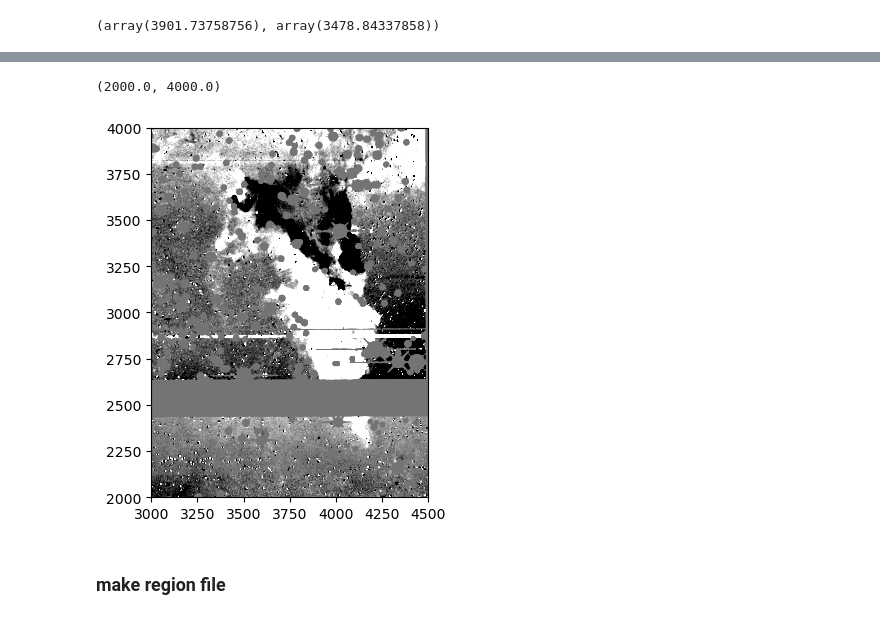
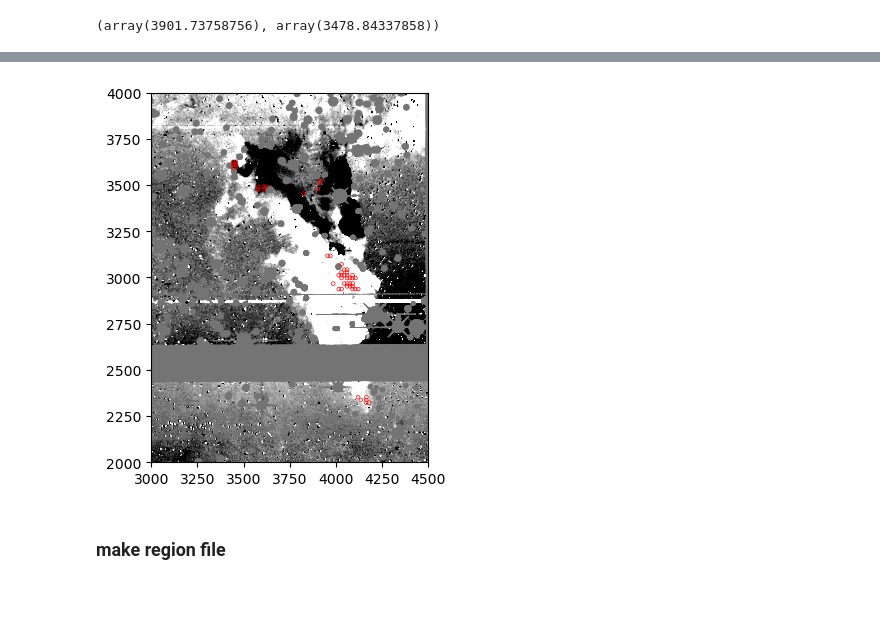
Before and after one commit to xiaolng/EtaCarEchoes, a Jupyter notebook: plot_tech_paper.ipynb, the cells around one changed output, grey strips where cells are left out. Drawn from its saved outputs; the diff is of its cells as text; code cells hidden in the pictures.

```diff
--- a/plot_tech_paper.ipynb
+++ b/plot_tech_paper.ipynb
@@ -276,3 +314,7 @@ img54, header54= get_imgarr(fitsfile=fits54,
 fits57 = "EtaCar/ec0915a5457_images/57/2023/ec0915.230226.1177499_ooi_i_v1_N26_150128.403910_ooi_i_v1_N26.diff.fits"
 img57, header57= get_imgarr(fitsfile=fits57,
                         idx=0, return_header=True)
+# %%
+fits_spitzer = "EtaCar/SPITZER_I4_12914176_0000_6_E8351909_maic.fits"
+img_spitzer, header_spitzer= get_imgarr(fitsfile=fits57,
+                        idx=0, return_header=True)
@@ -308,0 +372,2 @@ array, footprint = reproject_and_coadd(
+# %%
+hdu_spitzer = fits.open(fits_spitzer)[0]
@@ -308,0 +378,2 @@ array, footprint = reproject_and_coadd(
+# %%
+array_spitzer, _ = reproject_interp(hdu_spitzer, wcs_out.to_header(), shape_out=(4623, 6688))
@@ -507,5 +583,9 @@ fig.set_dpi(200)
 # %%
+vmin, vmax = get_vmin_vmax(img)
+plt.imshow(img[2000:6000, 2600:4500], vmin=vmin, vmax=vmax, origin='lower', cmap='gray',)
 
-plt.imshow(img[2000:4000, 3000:4500], vmin=vmin, vmax=vmax, origin='lower', cmap='gray',)
+plt.figure()
+vmin, vmax = get_vmin_vmax(array_spitzer, 10, 85)
+plt.imshow(array_spitzer[2000:6000, 2600:4500], origin='lower', vmin=vmin, vmax=vmax, cmap='gray')
 # %% [output]
 <matplotlib.image.AxesImage at 0x...>
@@ -513,11 +594,41 @@ plt.imshow(img[2000:4000, 3000:4500], vmin=vmin, vmax=vmax, origin='lower', cmap
 # %%
-plt.imshow(img, vmin=vmin, vmax=vmax, origin='lower', cmap='gray',)
+
+fig = plt.figure()
+ax1 = fig.add_subplot(1, 1, 1)
+
+
+
+ax1.imshow(img, vmin=vmin, vmax=vmax, origin='lower', cmap='gray',)
+
+# ------------------
+# add all position
+
+for i in IDs_good_fits_poly1:
+    x, y = dic_df_poly1[i].iloc[0][['x', 'y']].values
+    x, y = wcs_out.world_to_pixel(w54.pixel_to_world(x, y))
+    add_circle(xc=x, yc=y, r=10, ax=ax1)
+
+for i in IDs_good_fits_57:
+    x, y = dic_df_57[i].iloc[0][['x', 'y']].values
+    x, y = wcs_out.world_to_pixel(w57.pixel_to_world(x, y))
+    add_circle(xc=x, yc=y, r=10, ax=ax1)
+
+for i in IDs_comet_poly1:
+    x, y = dic_df_poly1[i].iloc[0][['x', 'y']].values
+    x, y = wcs_out.world_to_pixel(w54.pixel_to_world(x, y))
+    add_circle(xc=x, yc=y, r=10, ax=ax1)
+
+for i in IDs_54_Arm:
+    x, y = dic_df_54_Arm[i].iloc[0][['x', 'y']].values
+    x, y = wcs_out.world_to_pixel(w54.pixel_to_world(x, y))
+    add_circle(xc=x, yc=y, r=10, ax=ax1)
 
 plt.xlim([3000, 4500])
 plt.ylim([2000, 4000])
+
+fig.savefig('figures/location_LE.png')
 # %% [output]
-(2000.0, 4000.0)
-[figure, old version]
+[figure, new version]
 # %% [markdown]
 ### make region file
 # %%
```
Also changed, not shown: parts of 13 cells of this notebook.
